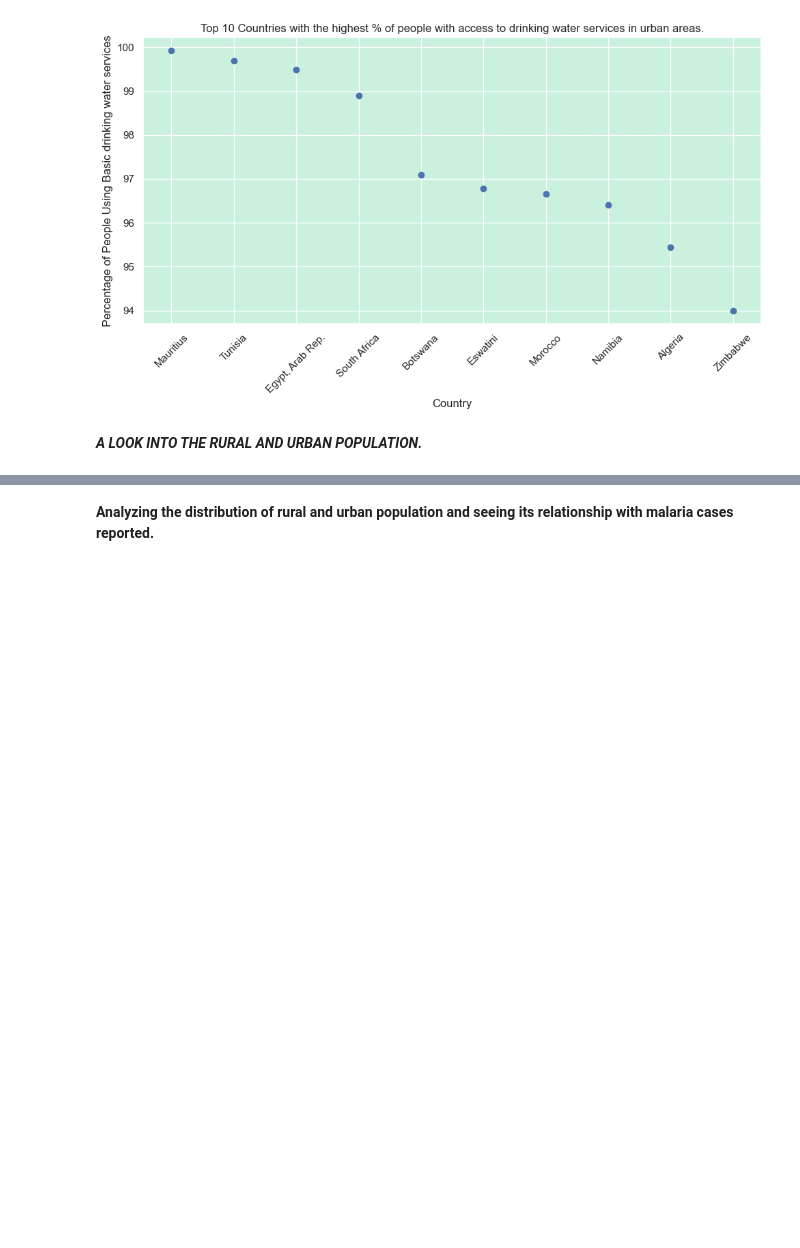
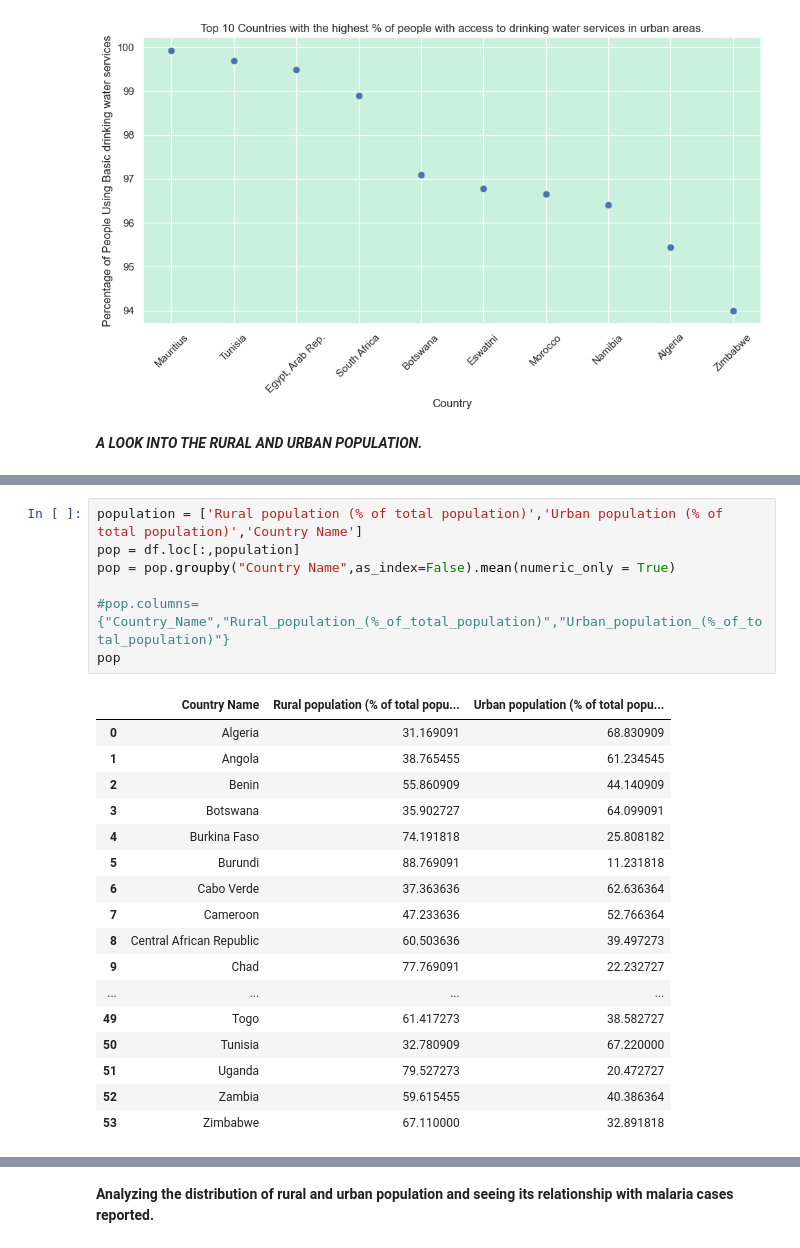
Before and after one commit to swalusimbi/Malaria_In_Africa, a Jupyter notebook: Malaria_in_Africa_GroupB/src/grp_work/project.ipynb, the cells around one changed output, grey strips where cells are left out. Drawn from its saved outputs; the diff is of its cells as text; blank space fills up the shorter version.

```diff
--- a/Malaria_in_Africa_GroupB/src/grp_work/project.ipynb
+++ b/Malaria_in_Africa_GroupB/src/grp_work/project.ipynb
@@ -849,0 +930,25 @@ plt.show()
+# %%
+population = ['Rural population (% of total population)','Urban population (% of total population)','Country Name']
+pop = df.loc[:,population]
+pop = pop.groupby("Country Name",as_index=False).mean(numeric_only = True)
+
+#pop.columns= {"Country_Name","Rural_population_(%_of_total_population)","Urban_population_(%_of_total_population)"}
+pop
+# %% [output]
+|  | Country Name | Rural population (% of total popu... | Urban population (% of total popu... |
+| 0 | Algeria | 31.169091 | 68.830909 |
+| 1 | Angola | 38.765455 | 61.234545 |
+| 2 | Benin | 55.860909 | 44.140909 |
+| 3 | Botswana | 35.902727 | 64.099091 |
+| 4 | Burkina Faso | 74.191818 | 25.808182 |
+| 5 | Burundi | 88.769091 | 11.231818 |
+| 6 | Cabo Verde | 37.363636 | 62.636364 |
+| 7 | Cameroon | 47.233636 | 52.766364 |
+| 8 | Central African Republic | 60.503636 | 39.497273 |
+| 9 | Chad | 77.769091 | 22.232727 |
+| ... | ... | ... | ... |
+| 49 | Togo | 61.417273 | 38.582727 |
+| 50 | Tunisia | 32.780909 | 67.220000 |
+| 51 | Uganda | 79.527273 | 20.472727 |
+| 52 | Zambia | 59.615455 | 40.386364 |
+| 53 | Zimbabwe | 67.110000 | 32.891818 |
```
Also changed, not shown: parts of 17 cells of this notebook.
